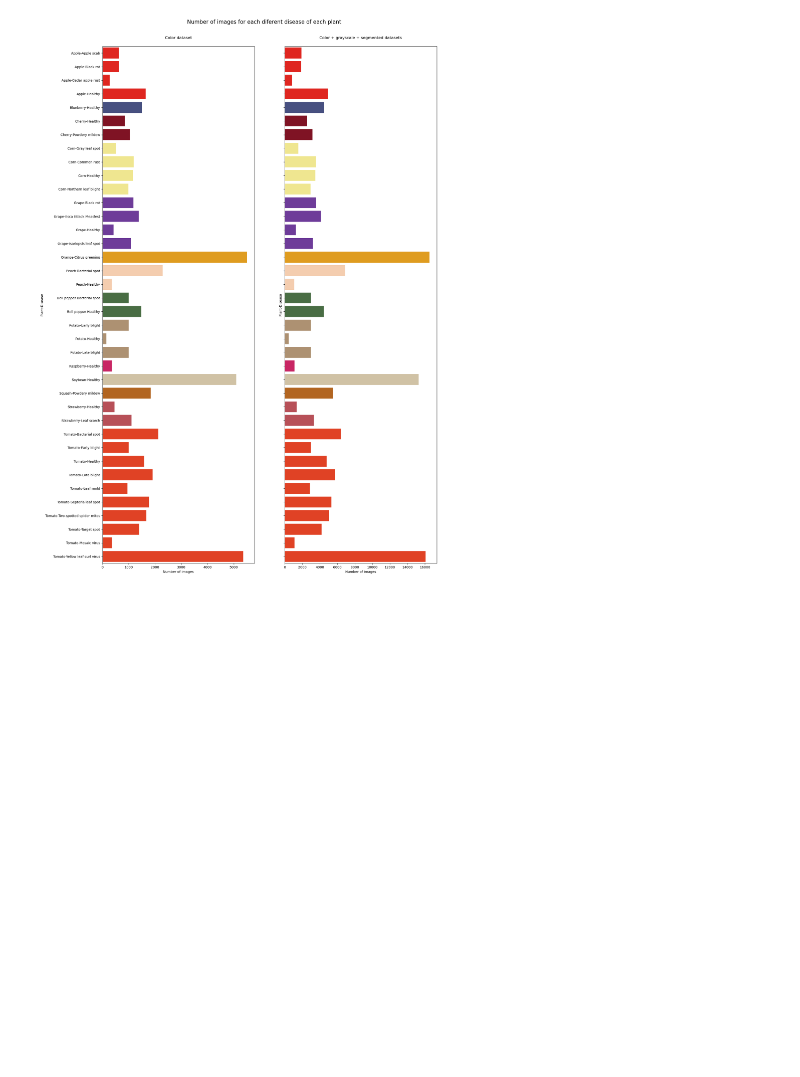
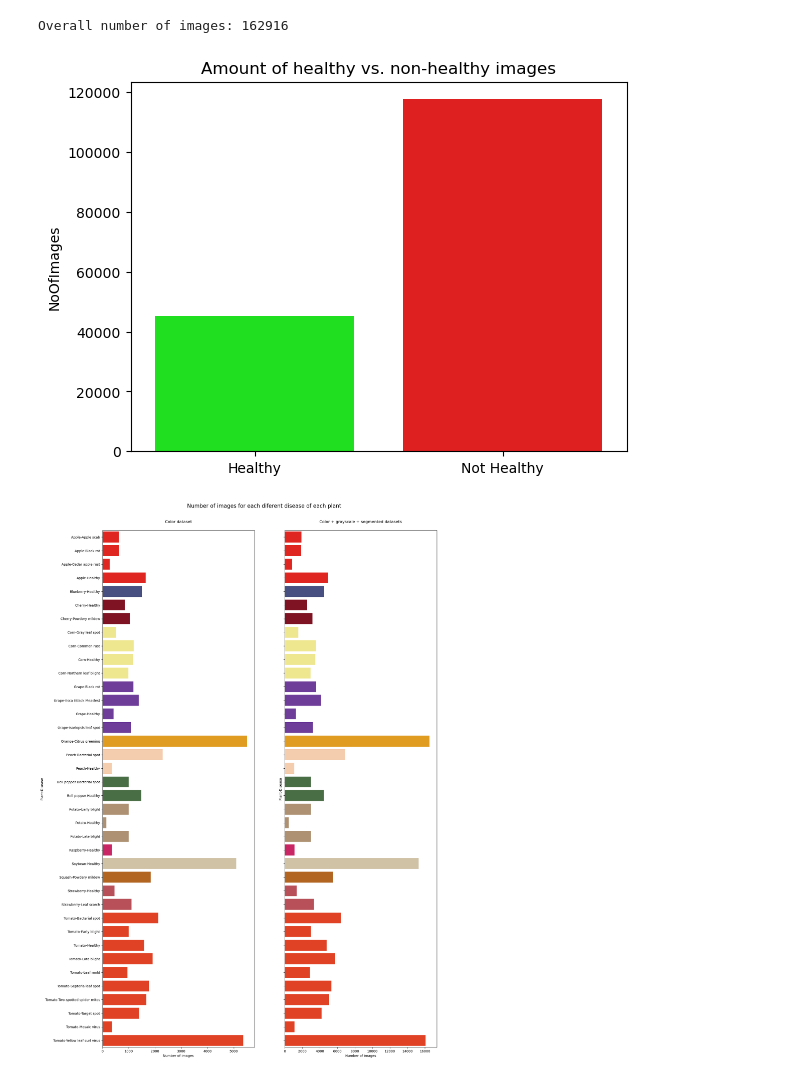
Before and after one commit to RBotL/Plant, a Jupyter notebook: Plant_dataset_info2.ipynb, the cells around one changed output. Drawn from its saved outputs; the diff is of its cells as text; code cells hidden in the pictures; blank space fills up the shorter version.

Commit message:
added some intro text and one more graph

```diff
--- a/Plant_dataset_info2.ipynb
+++ b/Plant_dataset_info2.ipynb
@@ -121,4 +141,17 @@ df.sort_values(by = 'Name')
 114 rows × 5 columns
+# %%
+print("Overall number of images:", df.Count.sum())
+
+# distribution of healthy vs. non-healthy images
+distribution = [df[df['Status'] == 'Healthy'].Count.sum(), df[df['Status'] != 'Healthy'].Count.sum()]
+df_dist = pd.DataFrame(distribution, columns=['NoOfImages'], index=['Healthy', 'Not Healthy'])
+
+plt.title('Amount of healthy vs. non-healthy images');
+colors = ['#00ff00', '#ff0000']
+sns.barplot(x=df_dist.index, y=df_dist.NoOfImages, palette=colors);
+# %% [output]
+Overall number of images: 162916
+[figure, added]
 # %%
 # Number of images of each disease: color dataset
 df_2 = df.loc[(df.Dataset == 'color'),['Plant', 'Status', 'Dataset', 'Count']]
```
Also changed, not shown: parts of 6 cells of this notebook.
